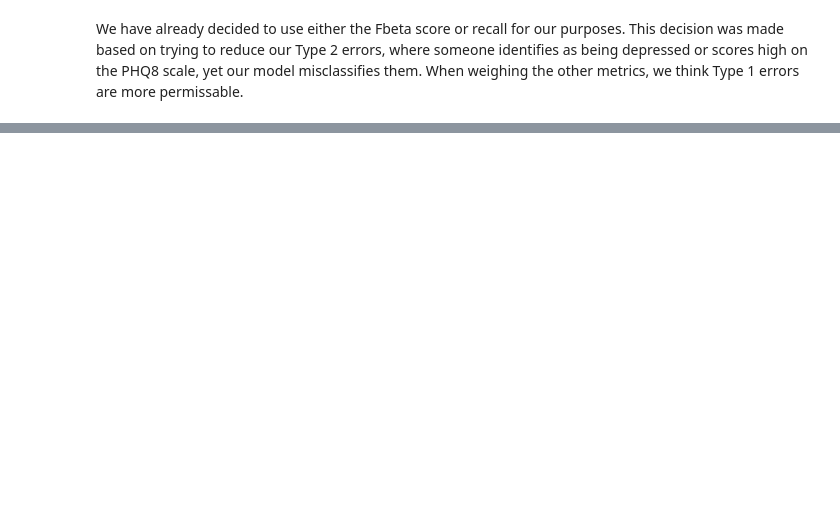
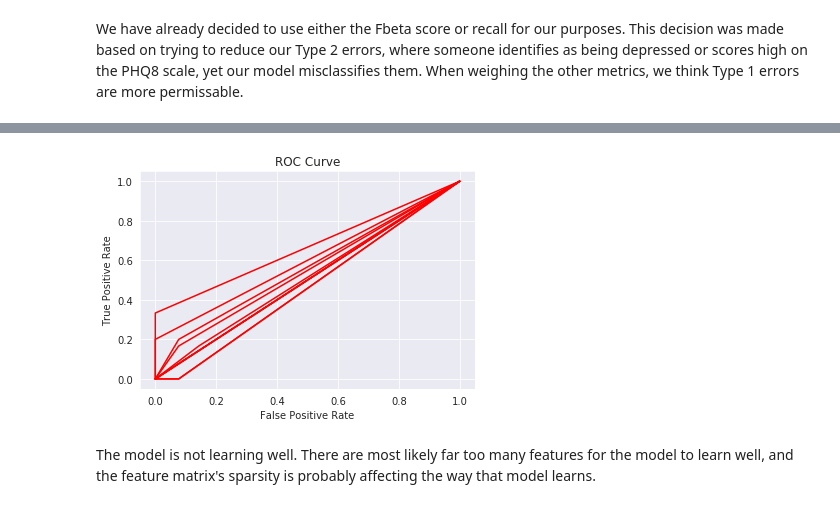
Before and after one commit to Jakidxav/DAIC_WOZ_NLP, a Jupyter notebook: training_scripts/frequency_vectors_train.ipynb, the cells around one changed output, grey strips where cells are left out. Saved outputs shown, nothing was run; the diff lists cells and outputs as text; code cells hidden in the pictures; blank space fills up the shorter version.

```diff
--- a/training_scripts/frequency_vectors_train.ipynb
+++ b/training_scripts/frequency_vectors_train.ipynb
@@ -170,0 +241,16 @@ plt.show()
+# %%
+#roc curve
+plt.plot([0, 1], [0, 1], 'k--')
+
+for idx, array in enumerate(fpr2):
+    plt.plot(fpr2[idx], tpr2[idx], 'r')
+
+plt.xlabel('False Positive Rate')
+plt.ylabel('True Positive Rate')
+plt.title('ROC Curve')
+
+plt.show()
+# %% [output]
+[figure, added]
+# %% [markdown]
+The model is not learning well. There are most likely far too many features for the model to learn well, and the feature matrix's sparsity is probably affecting the way that model learns.
```
Also changed, not shown: parts of 14 cells of this notebook.
